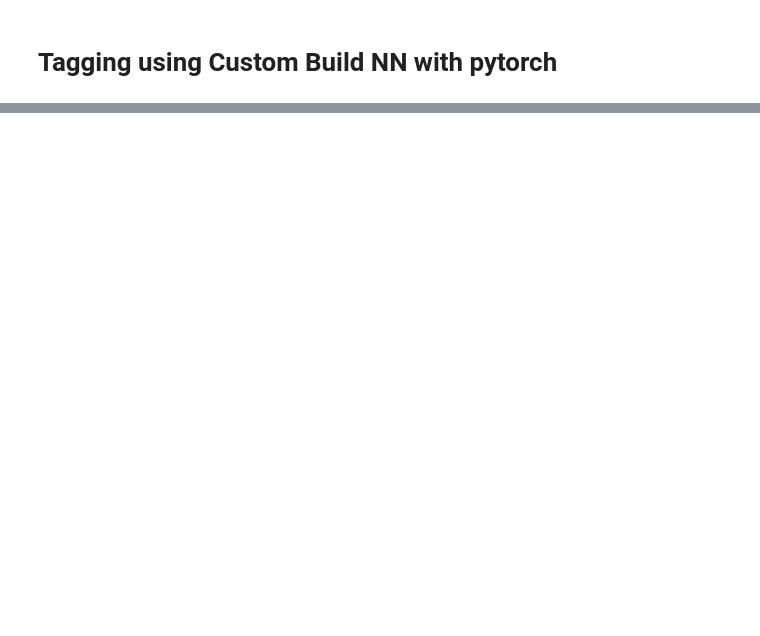
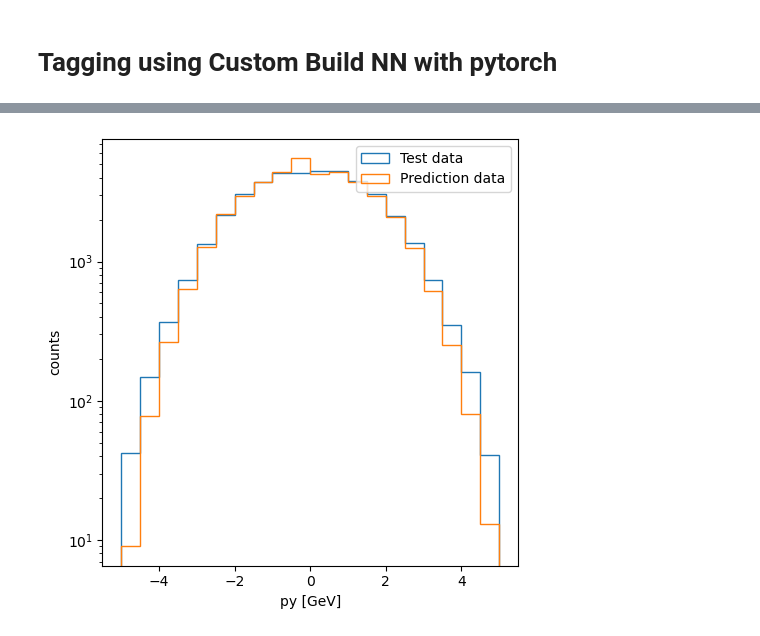
Before and after one commit to dinupa1/vertexML, a Jupyter notebook: pytorch-playground.ipynb, the cells around one changed output, grey strips where cells are left out. Drawn from its saved outputs; the diff is of its cells as text; code cells hidden in the pictures; blank space fills up the shorter version.

```diff
--- a/pytorch-playground.ipynb
+++ b/pytorch-playground.ipynb
@@ -353,3 +385,5 @@ plot_reg(y_test[:, 3], pred_y[:, 3], 'px [GeV/c]', 20, [-5., 5.])
 # %%
-plot_reg(y_test[:, 4], pred_y[:, 4], 'py [GeV/c]', 20, [-5., 5.])
+plot_reg(y_test[:, 4], pred_y[:, 4], 'py [GeV]', 20, [-5., 5.])
+# %% [output]
+[figure, added]
 # %%
```
Also changed, not shown: parts of 41 cells of this notebook, 2 other files.
